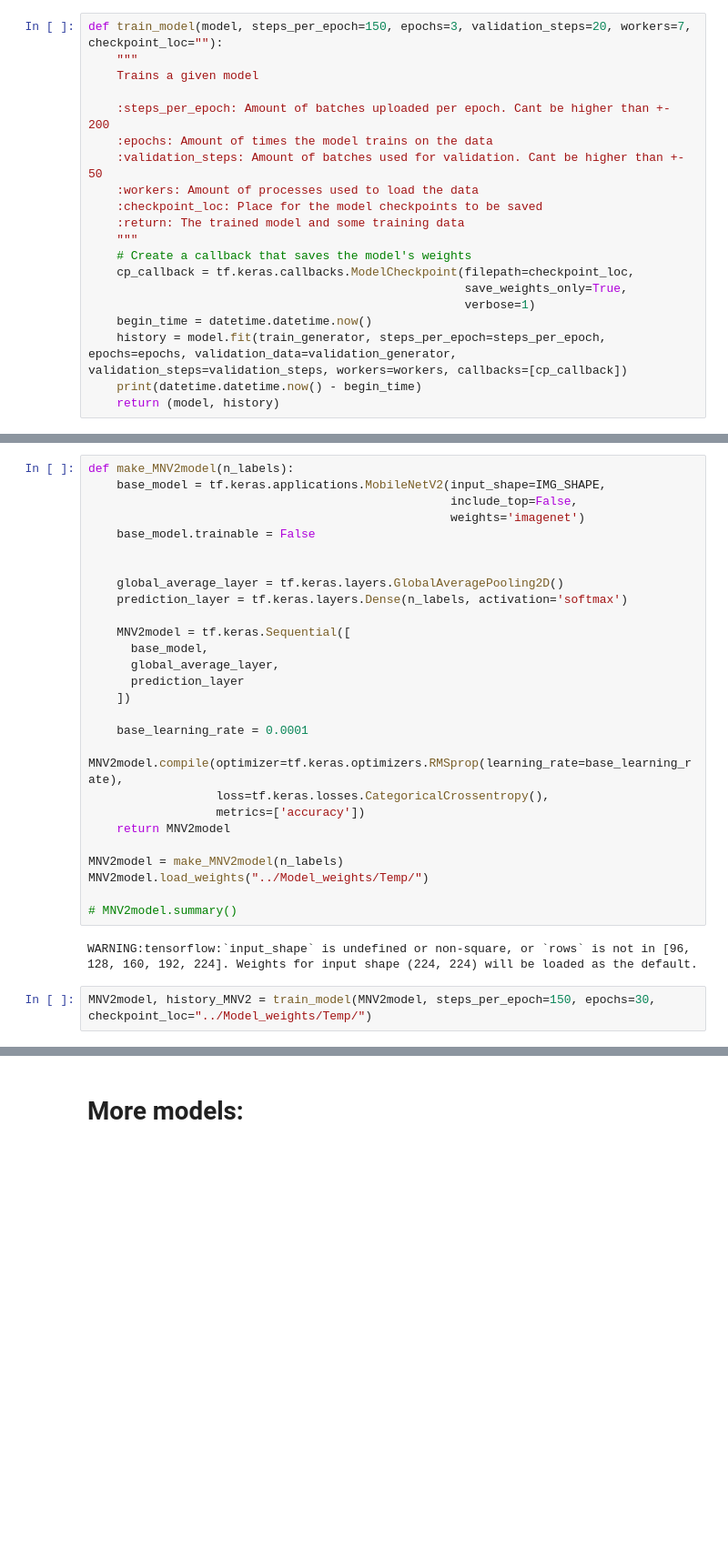
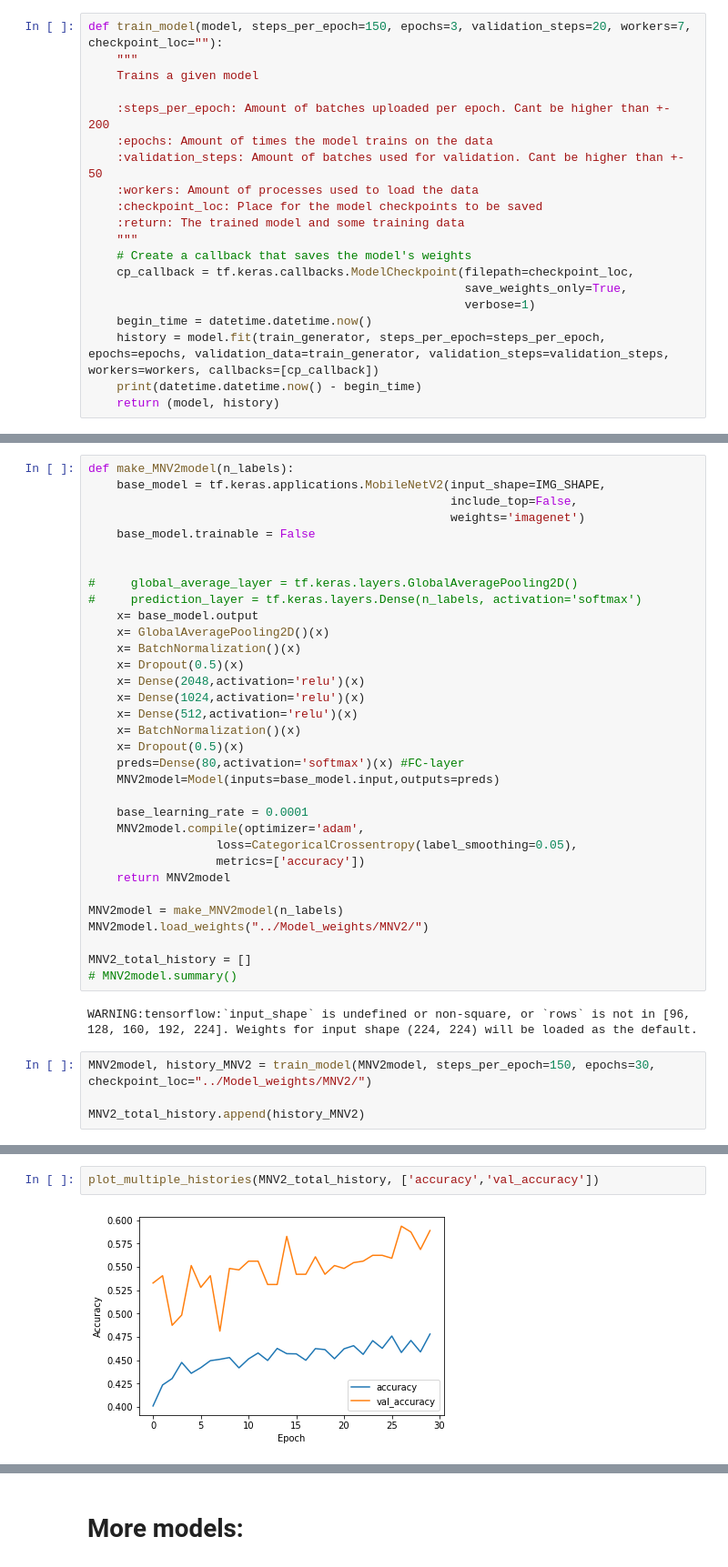
Before and after one commit to Basvdbrink1998/AML_Project_code, a Jupyter notebook: Example.ipynb, the cells around one changed output, grey strips where cells are left out. Shown at 91% size. Saved outputs shown, nothing was run; the diff lists cells and outputs as text; blank space fills up the shorter version.

```diff
--- a/Example.ipynb
+++ b/Example.ipynb
@@ -199,7 +203,7 @@ def train_model(model, steps_per_epoch=150, epochs=3, validation_steps=20, worke
                                                      save_weights_only=True,
                                                      verbose=1)
     begin_time = datetime.datetime.now()
-    history = model.fit(train_generator, steps_per_epoch=steps_per_epoch, epochs=epochs, validation_data=validation_generator, validation_steps=validation_steps, workers=workers, callbacks=[cp_callback])
+    history = model.fit(train_generator, steps_per_epoch=steps_per_epoch, epochs=epochs, validation_data=train_generator, validation_steps=validation_steps, workers=workers, callbacks=[cp_callback])
     print(datetime.datetime.now() - begin_time)
     return (model, history)
 # %%
@@ -221,28 +237,36 @@ def make_MNV2model(n_labels):
     base_model.trainable = False
 
 
-    global_average_layer = tf.keras.layers.GlobalAveragePooling2D()
-    prediction_layer = tf.keras.layers.Dense(n_labels, activation='softmax')
-
-    MNV2model = tf.keras.Sequential([
-      base_model,
-      global_average_layer,
-      prediction_layer
-    ])
+#     global_average_layer = tf.keras.layers.GlobalAveragePooling2D()
+#     prediction_layer = tf.keras.layers.Dense(n_labels, activation='softmax')
+    x= base_model.output
+    x= GlobalAveragePooling2D()(x)
+    x= BatchNormalization()(x)
+    x= Dropout(0.5)(x)
+    x= Dense(2048,activation='relu')(x)
+    x= Dense(1024,activation='relu')(x)
+    x= Dense(512,activation='relu')(x)
+    x= BatchNormalization()(x)
+    x= Dropout(0.5)(x)
+    preds=Dense(80,activation='softmax')(x) #FC-layer
+    MNV2model=Model(inputs=base_model.input,outputs=preds)
 
     base_learning_rate = 0.0001
-    MNV2model.compile(optimizer=tf.keras.optimizers.RMSprop(learning_rate=base_learning_rate),
-                  loss=tf.keras.losses.CategoricalCrossentropy(),
+    MNV2model.compile(optimizer='adam',
+                  loss=CategoricalCrossentropy(label_smoothing=0.05),
                   metrics=['accuracy'])
     return MNV2model
 
 MNV2model = make_MNV2model(n_labels)
-MNV2model.load_weights("../Model_weights/Temp/")
+MNV2model.load_weights("../Model_weights/MNV2/")
 
+MNV2_total_history = []
 # MNV2model.summary()
 # %% [output]
 WARNING:tensorflow:`input_shape` is undefined or non-square, or `rows` is not in [96, 128, 160, 192, 224]. Weights for input shape (224, 224) will be loaded as the default.
 # %%
-MNV2model, history_MNV2 = train_model(MNV2model, steps_per_epoch=150, epochs=30, checkpoint_loc="../Model_weights/Temp/")
+MNV2model, history_MNV2 = train_model(MNV2model, steps_per_epoch=150, epochs=30, checkpoint_loc="../Model_weights/MNV2/")
+
+MNV2_total_history.append(history_MNV2)
 # %% [output]
 Epoch 1/30
@@ -268,0 +289,4 @@ plot_history(history_MNV2)
+# %%
+plot_multiple_histories(MNV2_total_history, ['accuracy','val_accuracy'])
+# %% [output]
+[figure, added]
```
Also changed, not shown: parts of 10 cells of this notebook.
